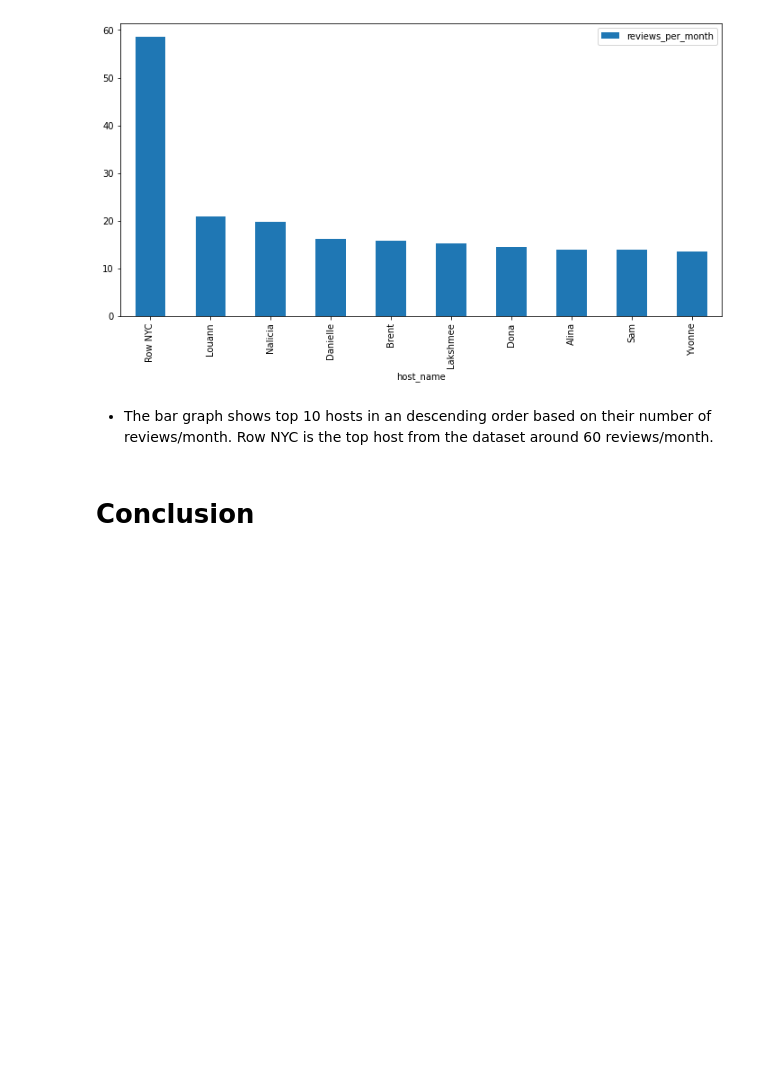
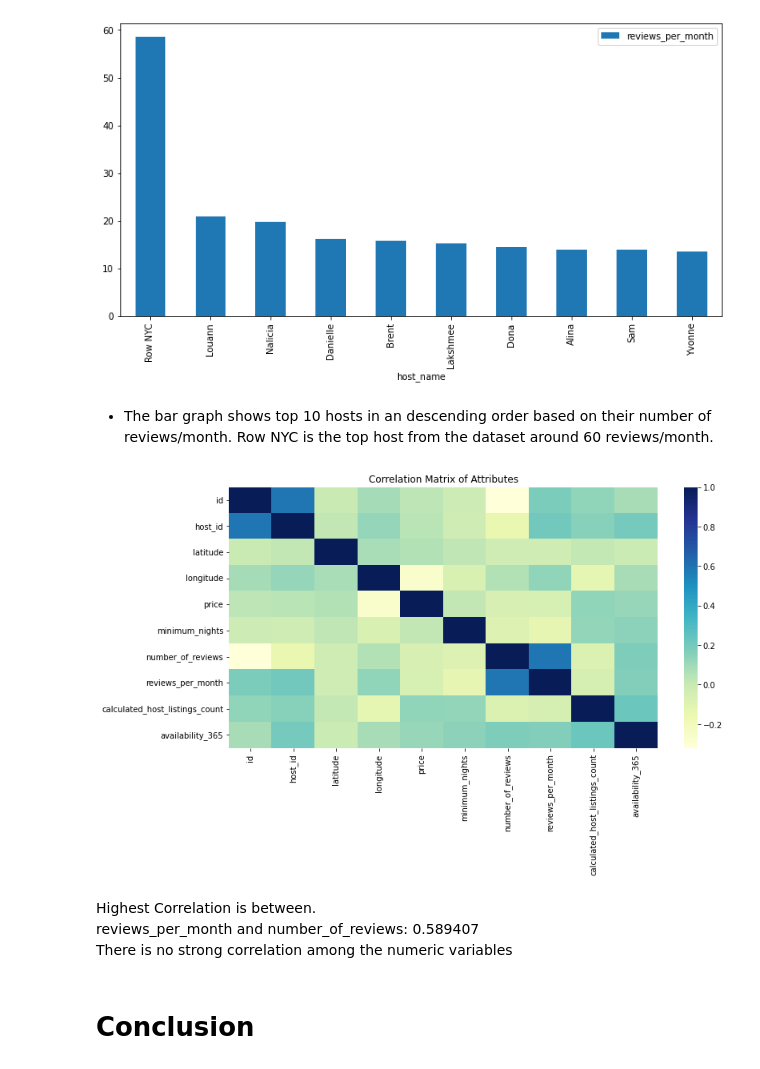
Before and after one commit to hussainfazal/Airbnb-Booking-analysis, a Jupyter notebook: Final_Notebook_Of_Airbnb_Bookings_Analysis_Capstone_Project.ipynb, the cells around one changed output. Drawn from its saved outputs; the diff is of its cells as text; code cells hidden in the pictures; blank space fills up the shorter version.

```diff
--- a/Final_Notebook_Of_Airbnb_Bookings_Analysis_Capstone_Project.ipynb
+++ b/Final_Notebook_Of_Airbnb_Bookings_Analysis_Capstone_Project.ipynb
@@ -511,6 +511,19 @@ top_reviewed_host.plot(x='host_name',y='reviews_per_month',kind='bar')
 [figure]
 # %% [markdown]
 * The bar graph shows top 10 hosts in an descending order based on their number of reviews/month. Row NYC is the top host from the dataset around 60 reviews/month.
+# %%
+# Correlation Matrix of Attributes
+corr_df  = airbnb_df.corr()
+
+# Heatmap to see correlation matrix
+ax = sns.heatmap(corr_df,cmap="YlGnBu")
+ax.set_title('Correlation Matrix of Attributes');
+# %% [output]
+[figure, added]
+# %% [markdown]
+Highest Correlation is between.
+reviews_per_month and number_of_reviews: 0.589407
+There is no strong correlation among the numeric variables
 # %% [markdown]
 # Conclusion
 # %% [markdown]
```
Also changed, not shown: parts of 3 cells of this notebook.
